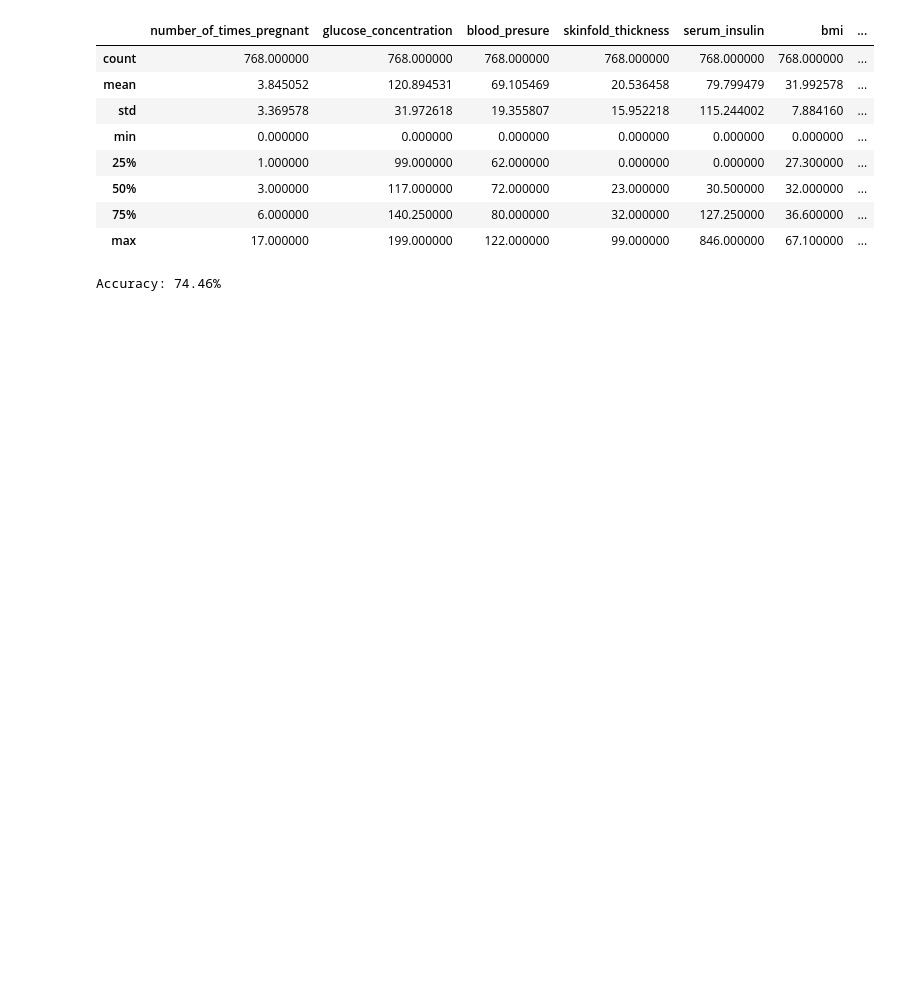
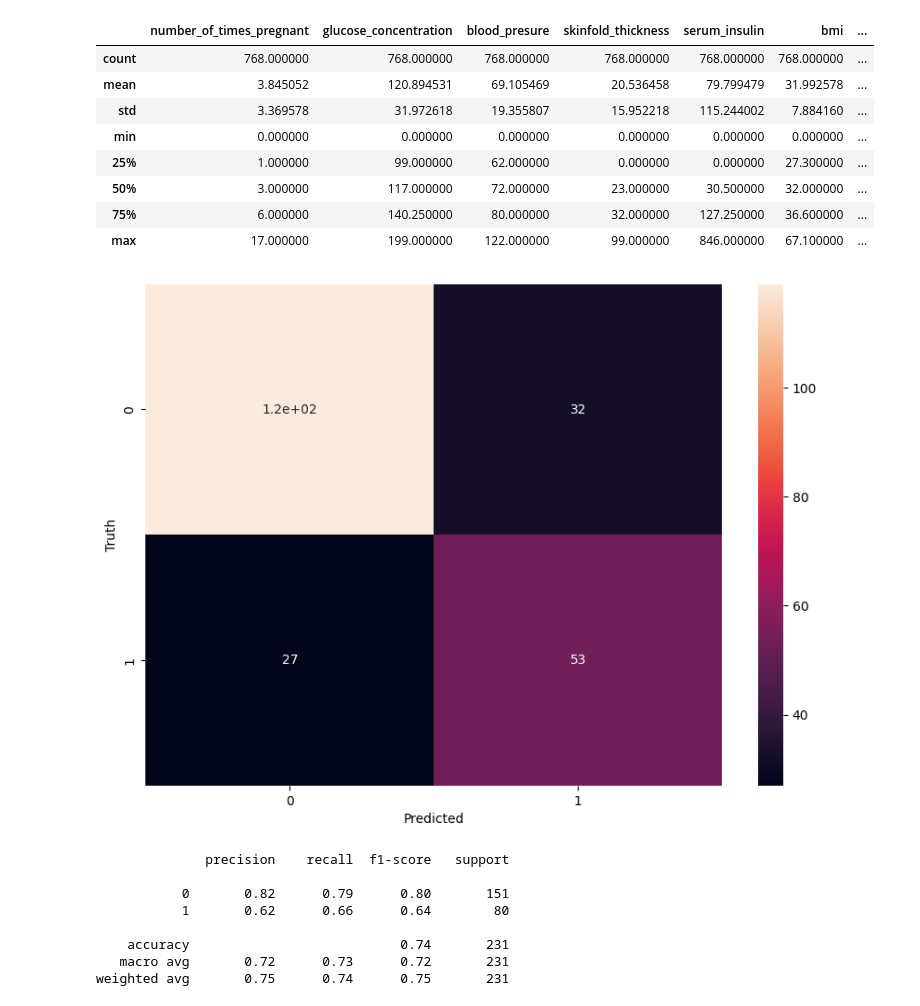
Before and after one commit to unworthyEnzyme/ml2, a Jupyter notebook: src/ml2/main.ipynb, the cells around one changed output. Cells and saved outputs as stored; diff of their text form; code cells hidden in the pictures; blank space fills up the shorter version.

```diff
--- a/src/ml2/main.ipynb
+++ b/src/ml2/main.ipynb
@@ -34,20 +25,36 @@ X_train, X_test, y_train, y_test = train_test_split(features, target, test_size=
 # %%
 # use naive bayes classifier
 from sklearn.naive_bayes import GaussianNB
+import sklearn.metrics as metrics
+import matplotlib.pyplot as plt
+import seaborn as sns
 
 model = GaussianNB()
 model.fit(X_train, y_train)
 
 # make predictions
 y_pred = model.predict(X_test)
 
 # evaluate the model
-from sklearn.metrics import accuracy_score
+confusion = metrics.confusion_matrix(y_test, y_pred)
+plt.figure(figsize=(10, 7))
+sns.heatmap(confusion, annot=True)
+plt.title('Naive Bayes Confusion Matrix')
+plt.xlabel('Predicted')
+plt.ylabel('Truth')
+plt.show()
 
-accuracy = accuracy_score(y_test, y_pred)
-print(f'Accuracy: {accuracy * 100:.2f}%')
+print(metrics.classification_report(y_test, y_pred))
 # %% [output]
+[figure, added]
-Accuracy: 74.46%
+              precision    recall  f1-score   support
+
+           0       0.82      0.79      0.80       151
+           1       0.62      0.66      0.64        80
+
+    accuracy                           0.74       231
+   macro avg       0.72      0.73      0.72       231
+weighted avg       0.75      0.74      0.75       231
 # %%
 # use k-nearest neighbors classifier
 from sklearn.neighbors import KNeighborsClassifier
```
Also changed, not shown: parts of 4 cells of this notebook.
